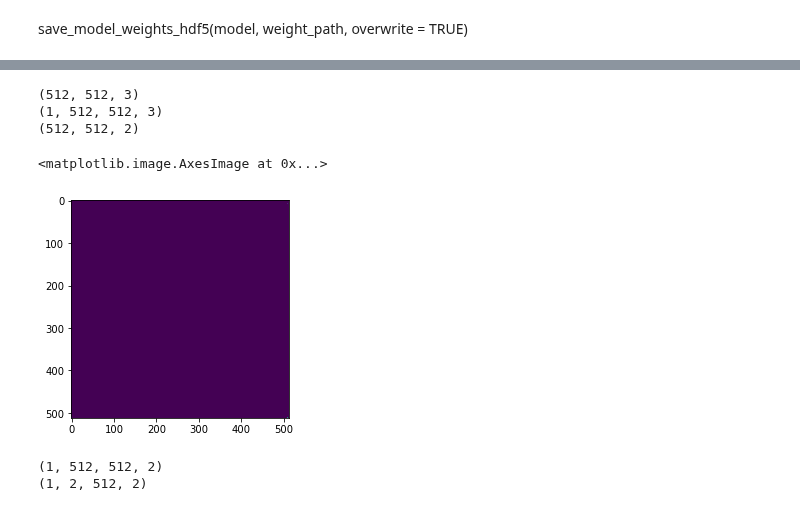
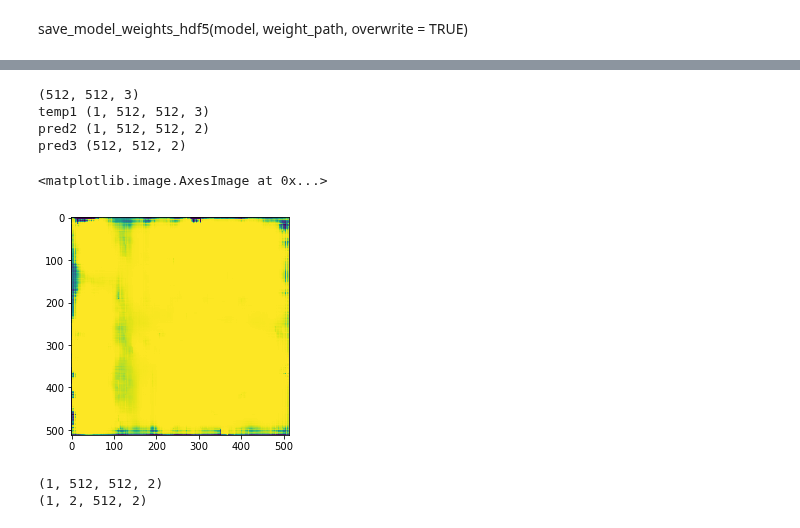
Before and after one commit to CSCCNY/final-project-landandbuildingsatimg-ccny, a Jupyter notebook: notebooks/scratch/01-JB-Unet2.ipynb, the cells around one changed output, grey strips where cells are left out. Cells and saved outputs as stored; diff of their text form; code cells hidden in the pictures.

```diff
--- a/notebooks/scratch/01-JB-Unet2.ipynb
+++ b/notebooks/scratch/01-JB-Unet2.ipynb
@@ -480,26 +483,28 @@ plt.imshow(x_train[2])
 # %%
 print(x_train[2].shape)
-temp = np.expand_dims(x_train[2] ,axis=0)
-print(temp.shape)
+temp = np.expand_dims(x_train[0] ,axis=0)
+print("temp1" ,temp.shape)
 unet.predict(temp)
 
 def axis_i(arr, axis, i):
     idx = (np.s_[:],) * axis + (i,)
     return arr[idx]
 
 temp_pred = unet.predict(temp)
+print("pred2" ,temp_pred.shape)
 temp_pred = axis_i(temp_pred ,0 ,0)
-print(temp_pred.shape)
+print("pred3" ,temp_pred.shape)
 
 #print(temp_pred)
 temp_pred[:,:,0]
 plt.imshow(temp_pred[:,:,0])
 # %% [output]
 (512, 512, 3)
-(1, 512, 512, 3)
-(512, 512, 2)
+temp1 (1, 512, 512, 3)
+pred2 (1, 512, 512, 2)
+pred3 (512, 512, 2)
 <matplotlib.image.AxesImage at 0x...>
-[figure, old version]
+[figure, new version]
 # %%
 tempy = model.predict(temp)
 print(tempy.shape)
```
Also changed, not shown: parts of 3 cells of this notebook.
